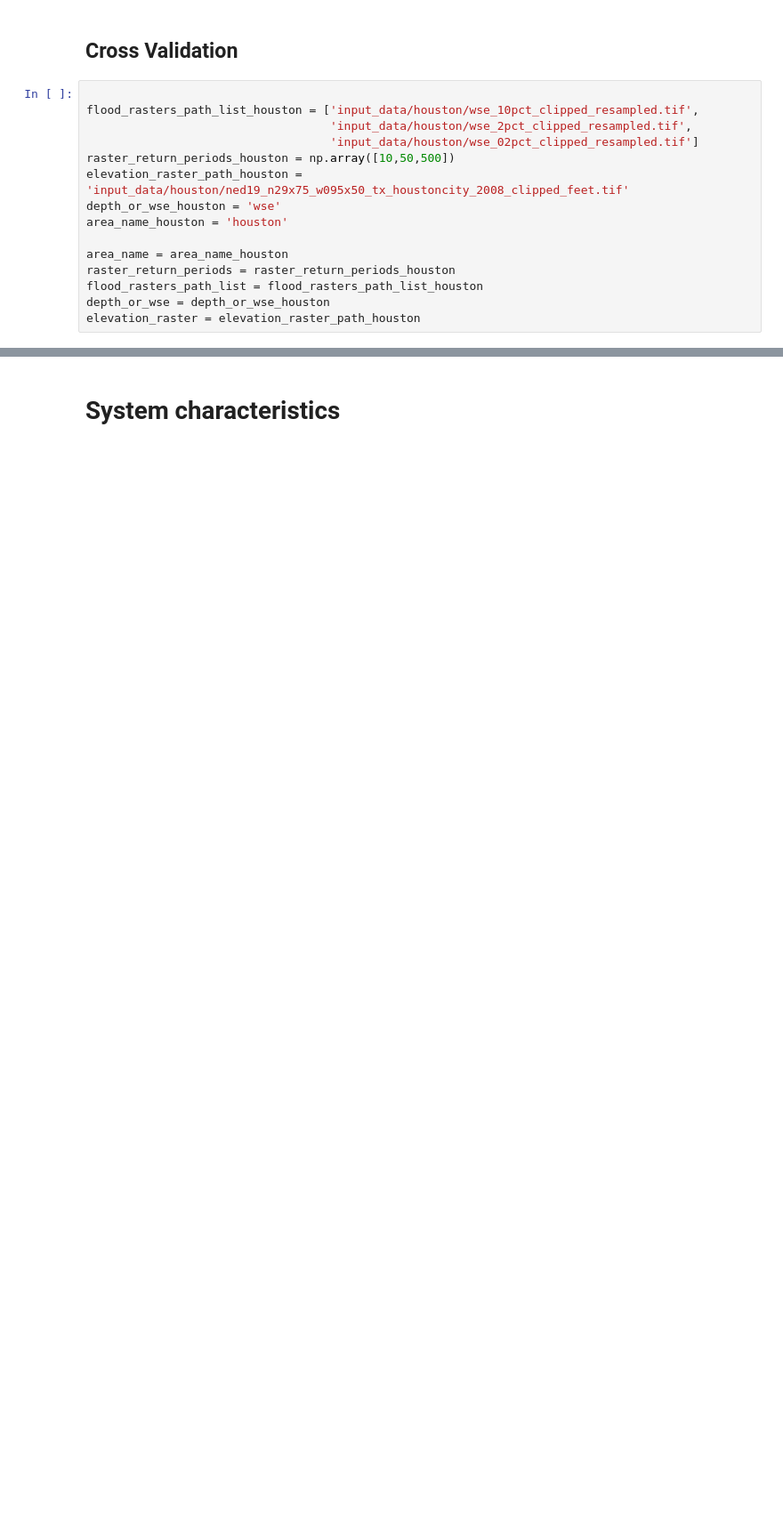
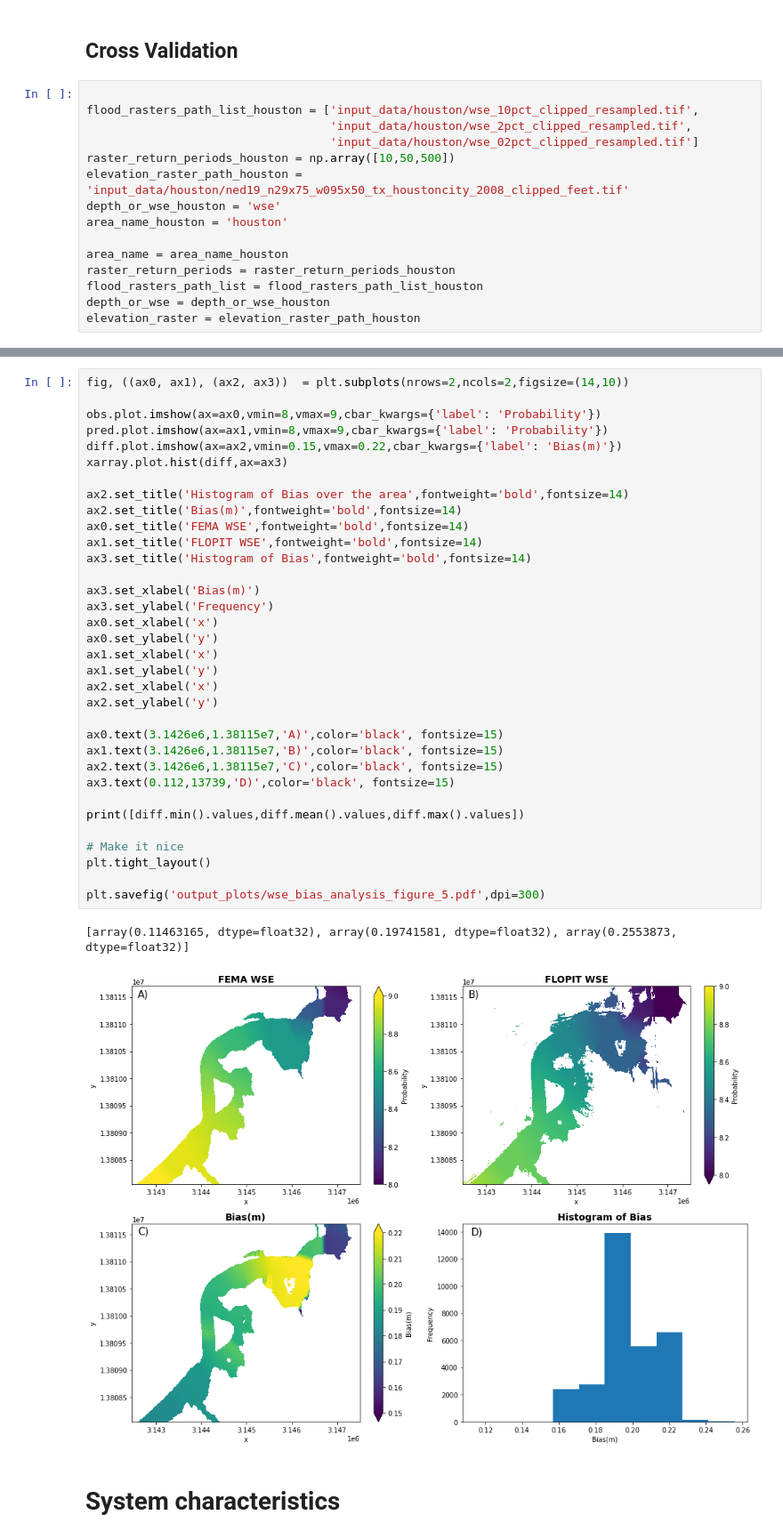
Before and after one commit to pches/FLOPIT, a Jupyter notebook: run_FLOPIT.ipynb, the cells around one changed output, grey strips where cells are left out. Shown at 89% size. Saved outputs shown, nothing was run; the diff lists cells and outputs as text; blank space fills up the shorter version.

```diff
--- a/run_FLOPIT.ipynb
+++ b/run_FLOPIT.ipynb
@@ -308,3 +438,40 @@ Wall time: 3min 37s
+# %%
+fig, ((ax0, ax1), (ax2, ax3))  = plt.subplots(nrows=2,ncols=2,figsize=(14,10))
+
+obs.plot.imshow(ax=ax0,vmin=8,vmax=9,cbar_kwargs={'label': 'Probability'})
+pred.plot.imshow(ax=ax1,vmin=8,vmax=9,cbar_kwargs={'label': 'Probability'})
+diff.plot.imshow(ax=ax2,vmin=0.15,vmax=0.22,cbar_kwargs={'label': 'Bias(m)'})
+xarray.plot.hist(diff,ax=ax3)
+
+ax2.set_title('Histogram of Bias over the area',fontweight='bold',fontsize=14)
+ax2.set_title('Bias(m)',fontweight='bold',fontsize=14)
+ax0.set_title('FEMA WSE',fontweight='bold',fontsize=14)
+ax1.set_title('FLOPIT WSE',fontweight='bold',fontsize=14)
+ax3.set_title('Histogram of Bias',fontweight='bold',fontsize=14)
+
+ax3.set_xlabel('Bias(m)')
+ax3.set_ylabel('Frequency')
+ax0.set_xlabel('x')
+ax0.set_ylabel('y')
+ax1.set_xlabel('x')
+ax1.set_ylabel('y')
+ax2.set_xlabel('x')
+ax2.set_ylabel('y')
+
+ax0.text(3.1426e6,1.38115e7,'A)',color='black', fontsize=15)
+ax1.text(3.1426e6,1.38115e7,'B)',color='black', fontsize=15)
+ax2.text(3.1426e6,1.38115e7,'C)',color='black', fontsize=15)
+ax3.text(0.112,13739,'D)',color='black', fontsize=15)
+
+print([diff.min().values,diff.mean().values,diff.max().values])
+
+# Make it nice
+plt.tight_layout()
+
+plt.savefig('output_plots/wse_bias_analysis_figure_5.pdf',dpi=300)
+# %% [output]
+[array(0.11463165, dtype=float32), array(0.19741581, dtype=float32), array(0.2553873, dtype=float32)]
+[figure, added]
 # %% [markdown]
 # System characteristics
 # %%
```
Also changed, not shown: parts of 18 cells of this notebook, 56 other files.
